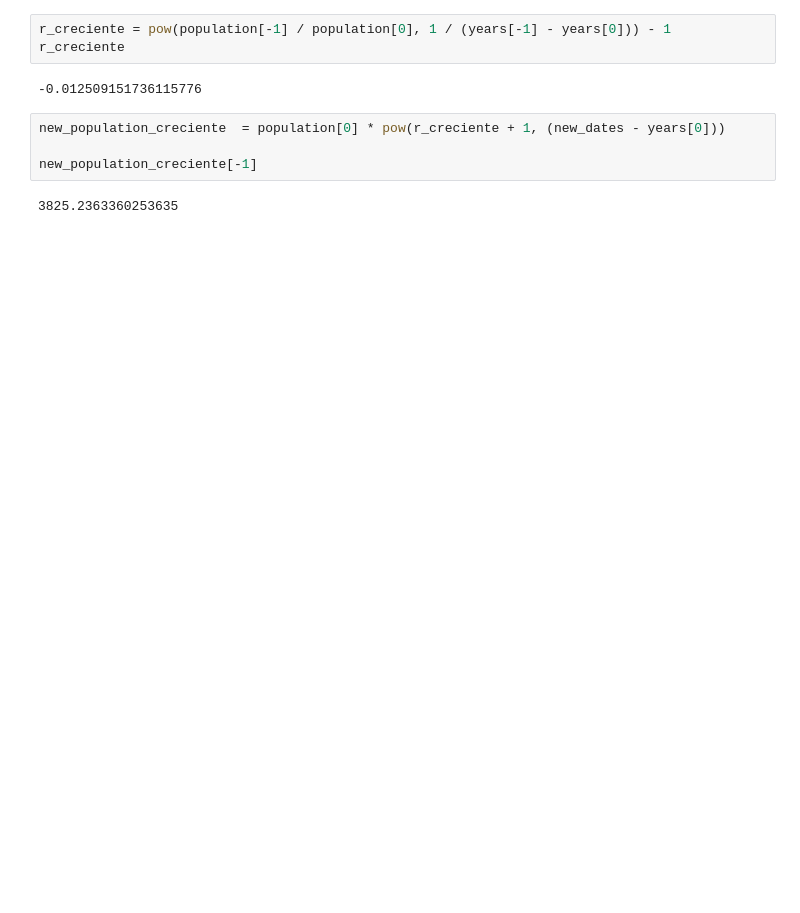
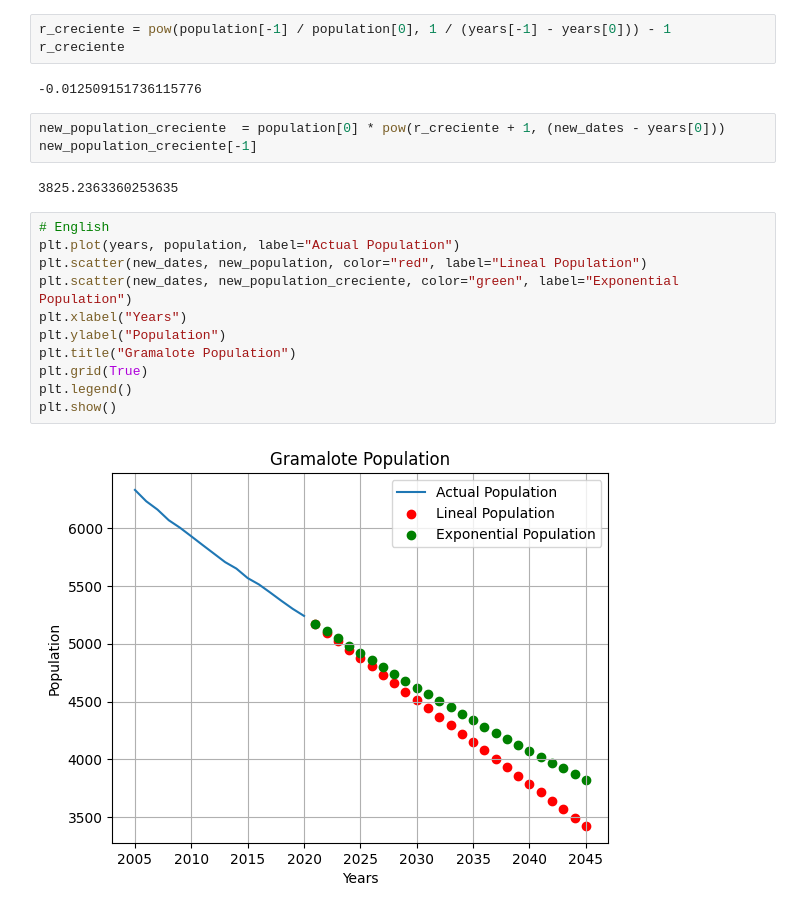
Before and after one commit to DanielSarmiento04/population-prediction, a Jupyter notebook: gramalote.ipynb, the cells around one changed output. Cells and saved outputs as stored; diff of their text form; blank space fills up the shorter version.

```diff
--- a/gramalote.ipynb
+++ b/gramalote.ipynb
@@ -86,8 +86,20 @@ r_creciente
 -0.012509151736115776
 # %%
 new_population_creciente  = population[0] * pow(r_creciente + 1, (new_dates - years[0]))
-
 new_population_creciente[-1]
 # %% [output]
 3825.2363360253635
+# %%
+# English
+plt.plot(years, population, label="Actual Population")
+plt.scatter(new_dates, new_population, color="red", label="Lineal Population")
+plt.scatter(new_dates, new_population_creciente, color="green", label="Exponential Population")
+plt.xlabel("Years")
+plt.ylabel("Population")
+plt.title("Gramalote Population")
+plt.grid(True)
+plt.legend()
+plt.show()
+# %% [output]
+[figure, added]
 # %%
```
Also changed, not shown: parts of 3 cells of this notebook, 2 other files.
